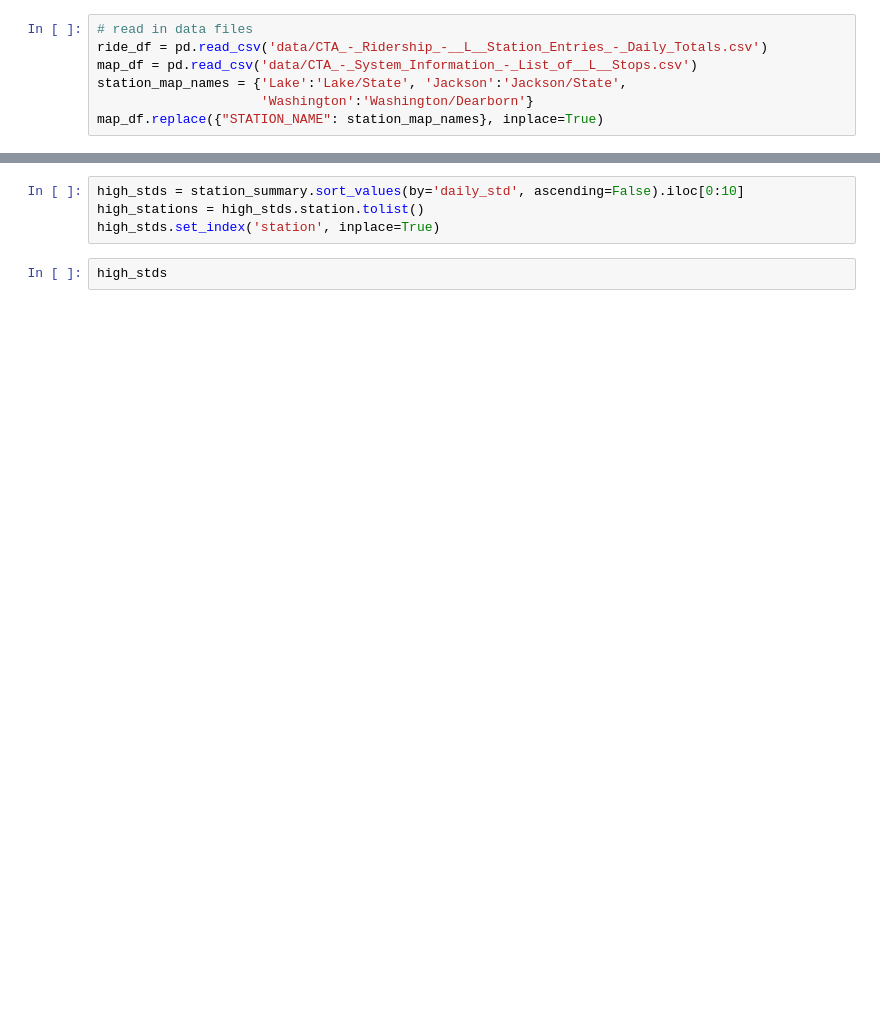
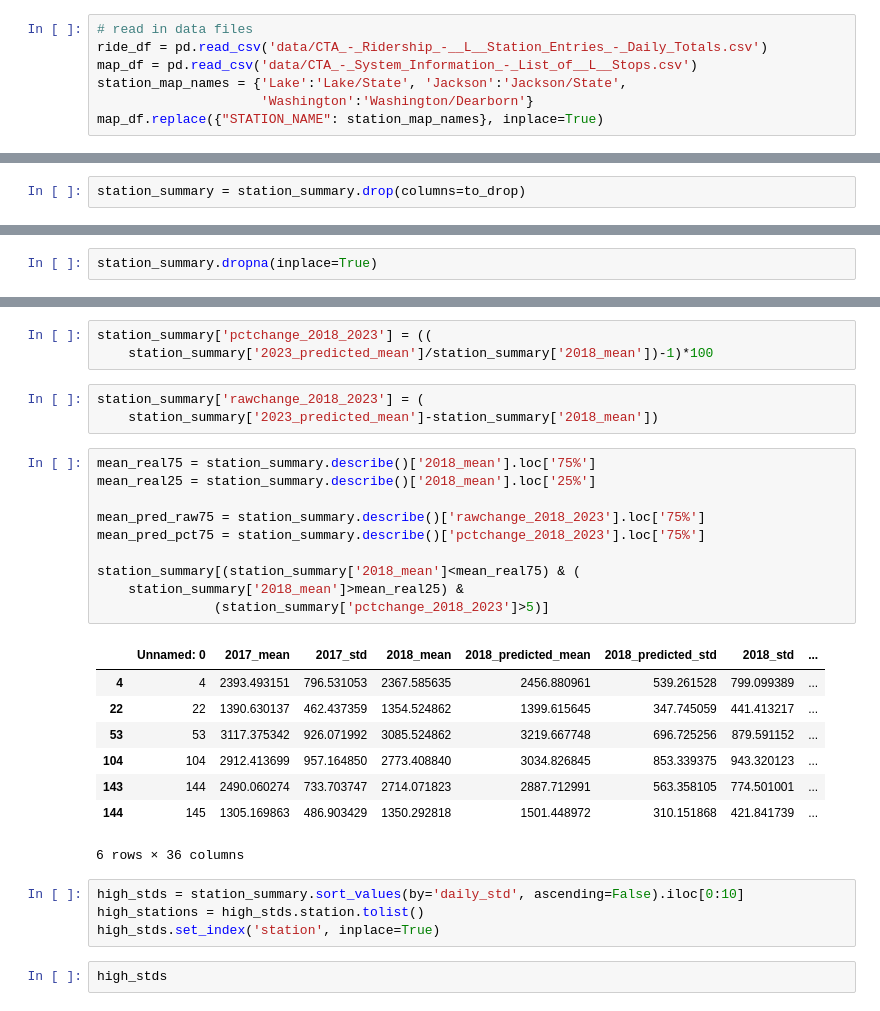
Before and after one commit to donnajobridge/cta, a Jupyter notebook: run_station_class.ipynb, the cells around one changed output, grey strips where cells are left out. Drawn from its saved outputs; the diff is of its cells as text; blank space fills up the shorter version.

```diff
--- a/run_station_class.ipynb
+++ b/run_station_class.ipynb
@@ -41,0 +76,2 @@ station_summary['weekday-sun'] = station_summary['Weekday_mean'
+# %%
+station_summary = station_summary.drop(columns=to_drop)
@@ -41,0 +92,2 @@ station_summary['weekday-sun'] = station_summary['Weekday_mean'
+# %%
+station_summary.dropna(inplace=True)
@@ -42,3 +119,28 @@ station_summary['weekday-sun'] = station_summary['Weekday_mean'
+# %%
+station_summary['pctchange_2018_2023'] = ((
+    station_summary['2023_predicted_mean']/station_summary['2018_mean'])-1)*100
+# %%
+station_summary['rawchange_2018_2023'] = (
+    station_summary['2023_predicted_mean']-station_summary['2018_mean'])
+# %%
+mean_real75 = station_summary.describe()['2018_mean'].loc['75%']
+mean_real25 = station_summary.describe()['2018_mean'].loc['25%']
+
+mean_pred_raw75 = station_summary.describe()['rawchange_2018_2023'].loc['75%']
+mean_pred_pct75 = station_summary.describe()['pctchange_2018_2023'].loc['75%']
+
+station_summary[(station_summary['2018_mean']<mean_real75) & (
+    station_summary['2018_mean']>mean_real25) &
+               (station_summary['pctchange_2018_2023']>5)]
+# %% [output]
+|  | Unnamed: 0 | 2017_mean | 2017_std | 2018_mean | 2018_predicted_mean | 2018_predicted_std | 2018_std | ... |
+| 4 | 4 | 2393.493151 | 796.531053 | 2367.585635 | 2456.880961 | 539.261528 | 799.099389 | ... |
+| 22 | 22 | 1390.630137 | 462.437359 | 1354.524862 | 1399.615645 | 347.745059 | 441.413217 | ... |
+| 53 | 53 | 3117.375342 | 926.071992 | 3085.524862 | 3219.667748 | 696.725256 | 879.591152 | ... |
+| 104 | 104 | 2912.413699 | 957.164850 | 2773.408840 | 3034.826845 | 853.339375 | 943.320123 | ... |
+| 143 | 144 | 2490.060274 | 733.703747 | 2714.071823 | 2887.712991 | 563.358105 | 774.501001 | ... |
+| 144 | 145 | 1305.169863 | 486.903429 | 1350.292818 | 1501.448972 | 310.151868 | 421.841739 | ... |
+6 rows × 36 columns
 # %%
 high_stds = station_summary.sort_values(by='daily_std', ascending=False).iloc[0:10]
 high_stations = high_stds.station.tolist()
```
Also changed, not shown: parts of 15 cells of this notebook, 4 other files.
